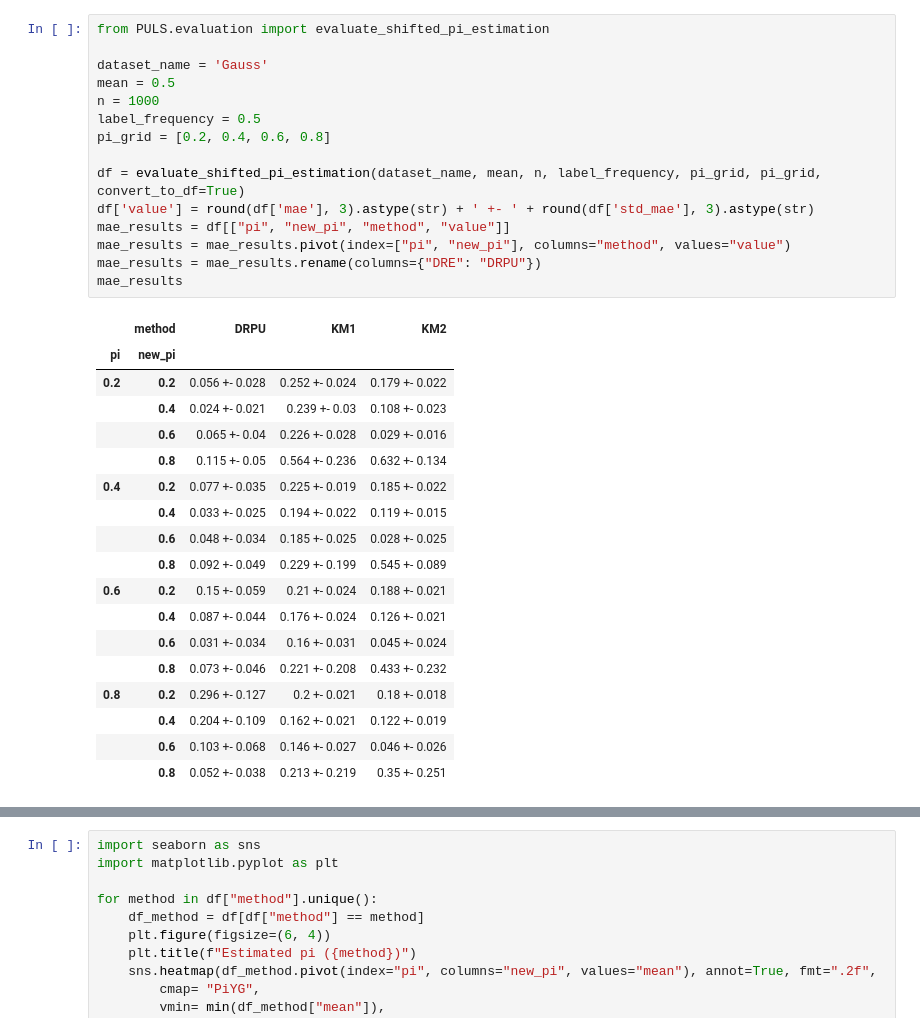
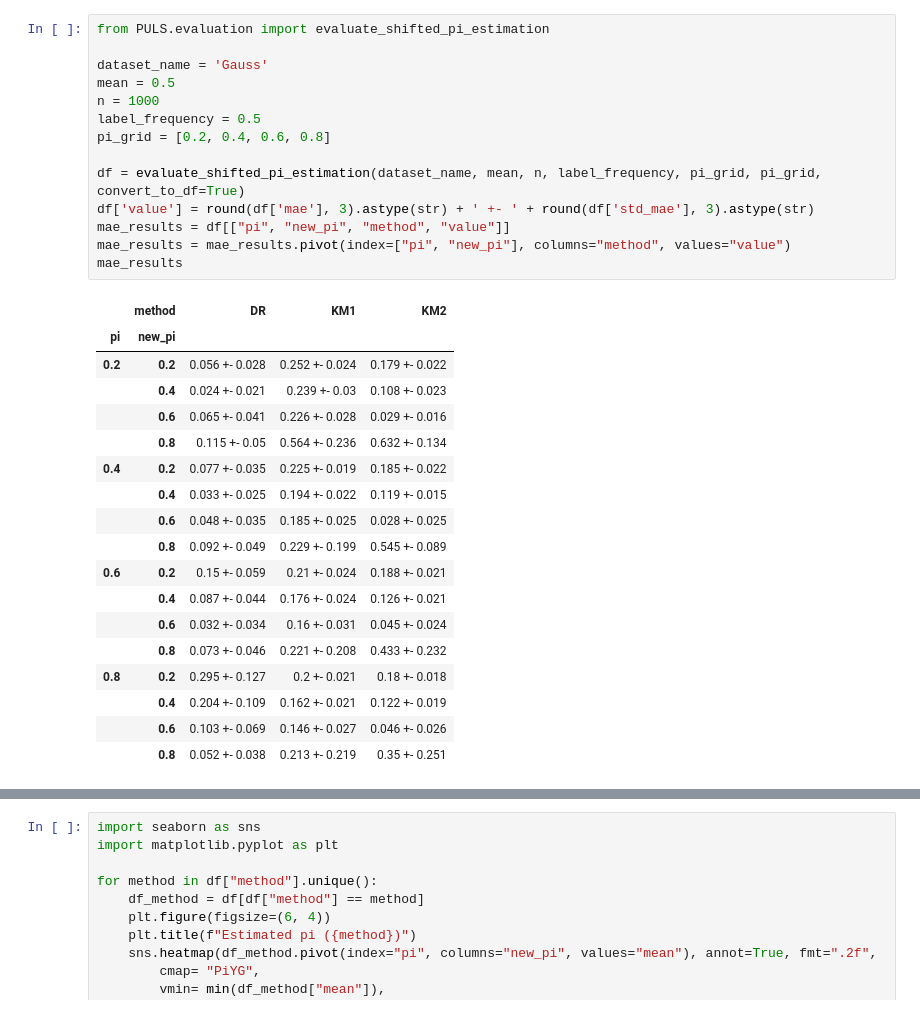
Before and after one commit to izabelatelejko/PULS-Master, a Jupyter notebook: evaluation.ipynb, the cells around one changed output, grey strips where cells are left out. Cells and saved outputs as stored; diff of their text form.

```diff
--- a/evaluation.ipynb
+++ b/evaluation.ipynb
@@ -1,34 +1,33 @@
 # %%
 from PULS.evaluation import evaluate_shifted_pi_estimation
 
 dataset_name = 'Gauss'
 mean = 0.5
 n = 1000
 label_frequency = 0.5
 pi_grid = [0.2, 0.4, 0.6, 0.8]
 
 df = evaluate_shifted_pi_estimation(dataset_name, mean, n, label_frequency, pi_grid, pi_grid, convert_to_df=True)
 df['value'] = round(df['mae'], 3).astype(str) + ' +- ' + round(df['std_mae'], 3).astype(str)
 mae_results = df[["pi", "new_pi", "method", "value"]]
 mae_results = mae_results.pivot(index=["pi", "new_pi"], columns="method", values="value")
-mae_results = mae_results.rename(columns={"DRE": "DRPU"})
 mae_results
 # %% [output]
-|  | method | DRPU | KM1 | KM2 |
+|  | method | DR | KM1 | KM2 |
 | pi | new_pi |  |  |  |
 | 0.2 | 0.2 | 0.056 +- 0.028 | 0.252 +- 0.024 | 0.179 +- 0.022 |
 |  | 0.4 | 0.024 +- 0.021 | 0.239 +- 0.03 | 0.108 +- 0.023 |
-|  | 0.6 | 0.065 +- 0.04 | 0.226 +- 0.028 | 0.029 +- 0.016 |
+|  | 0.6 | 0.065 +- 0.041 | 0.226 +- 0.028 | 0.029 +- 0.016 |
 |  | 0.8 | 0.115 +- 0.05 | 0.564 +- 0.236 | 0.632 +- 0.134 |
 | 0.4 | 0.2 | 0.077 +- 0.035 | 0.225 +- 0.019 | 0.185 +- 0.022 |
 |  | 0.4 | 0.033 +- 0.025 | 0.194 +- 0.022 | 0.119 +- 0.015 |
-|  | 0.6 | 0.048 +- 0.034 | 0.185 +- 0.025 | 0.028 +- 0.025 |
+|  | 0.6 | 0.048 +- 0.035 | 0.185 +- 0.025 | 0.028 +- 0.025 |
 |  | 0.8 | 0.092 +- 0.049 | 0.229 +- 0.199 | 0.545 +- 0.089 |
 | 0.6 | 0.2 | 0.15 +- 0.059 | 0.21 +- 0.024 | 0.188 +- 0.021 |
 |  | 0.4 | 0.087 +- 0.044 | 0.176 +- 0.024 | 0.126 +- 0.021 |
-|  | 0.6 | 0.031 +- 0.034 | 0.16 +- 0.031 | 0.045 +- 0.024 |
+|  | 0.6 | 0.032 +- 0.034 | 0.16 +- 0.031 | 0.045 +- 0.024 |
 |  | 0.8 | 0.073 +- 0.046 | 0.221 +- 0.208 | 0.433 +- 0.232 |
-| 0.8 | 0.2 | 0.296 +- 0.127 | 0.2 +- 0.021 | 0.18 +- 0.018 |
+| 0.8 | 0.2 | 0.295 +- 0.127 | 0.2 +- 0.021 | 0.18 +- 0.018 |
 |  | 0.4 | 0.204 +- 0.109 | 0.162 +- 0.021 | 0.122 +- 0.019 |
-|  | 0.6 | 0.103 +- 0.068 | 0.146 +- 0.027 | 0.046 +- 0.026 |
+|  | 0.6 | 0.103 +- 0.069 | 0.146 +- 0.027 | 0.046 +- 0.026 |
 |  | 0.8 | 0.052 +- 0.038 | 0.213 +- 0.219 | 0.35 +- 0.251 |
```
Also changed, not shown: parts of 5 cells of this notebook, 4 other files.
